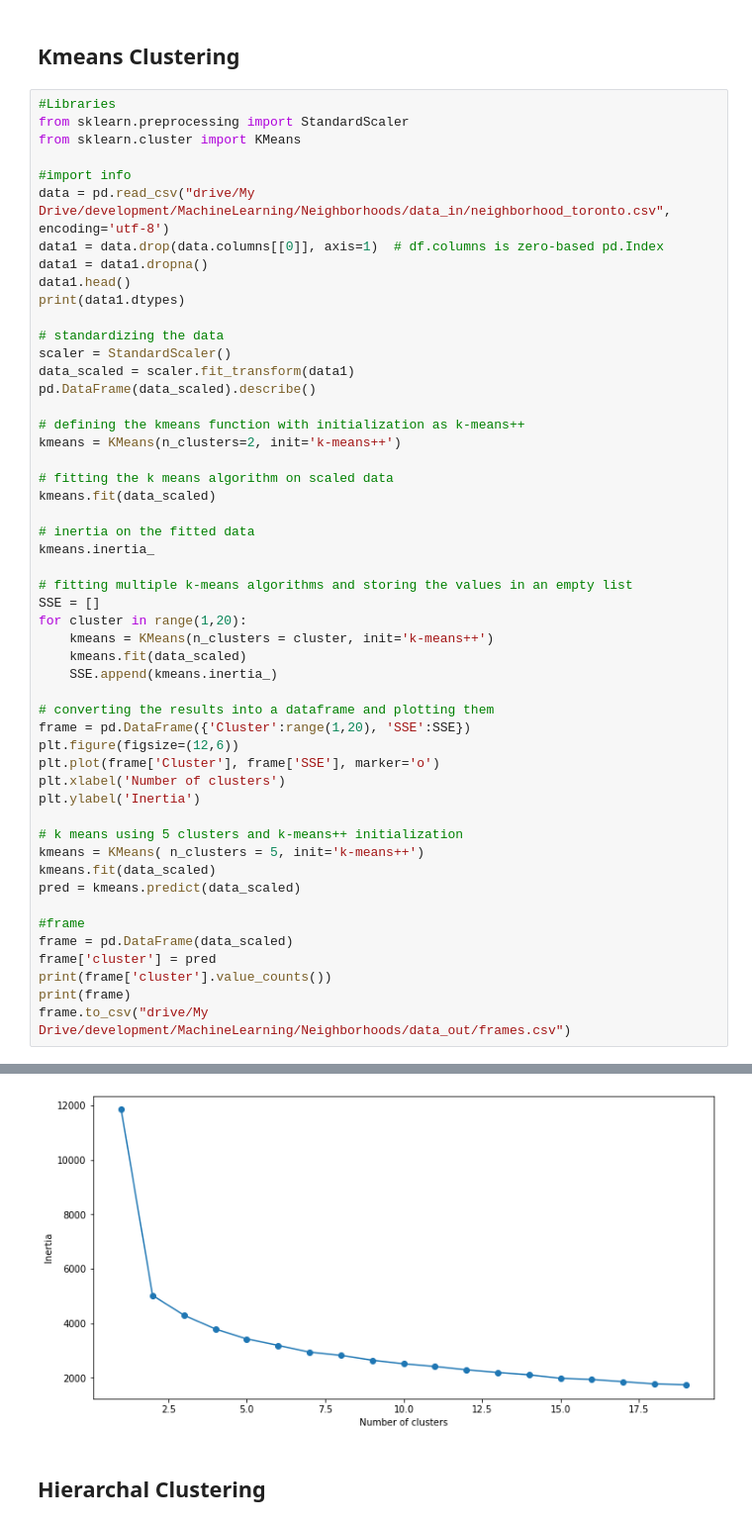
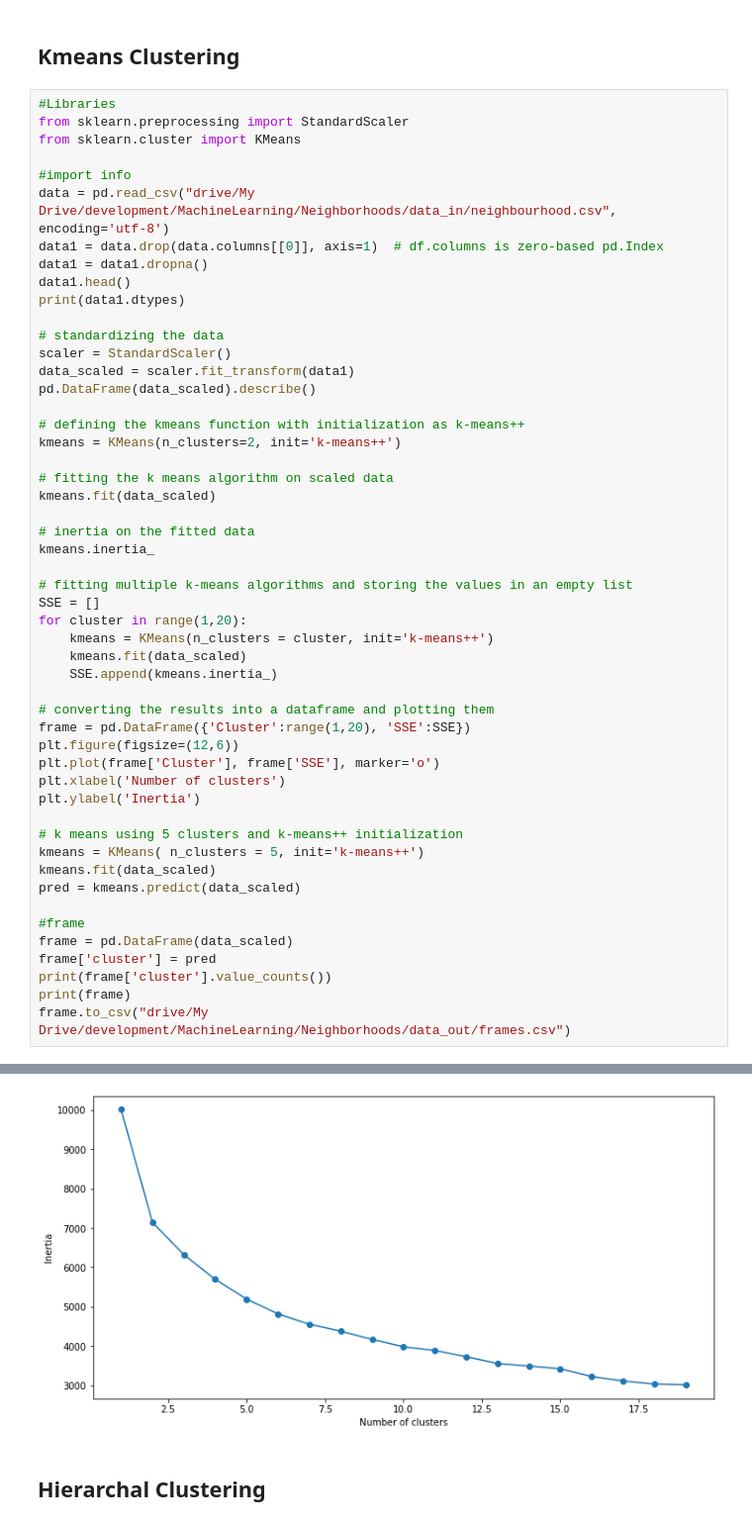
Before and after one commit to Simha-Kalimipalli/toronto-hoods-housing, a Jupyter notebook: Untitled0.ipynb, the cells around one changed output, grey strips where cells are left out. Shown at 99% size. Drawn from its saved outputs; the diff is of its cells as text.

```diff
--- a/Untitled0.ipynb
+++ b/Untitled0.ipynb
@@ -19,7 +19,7 @@ from sklearn.preprocessing import StandardScaler
 from sklearn.cluster import KMeans
 
 #import info
-data = pd.read_csv("drive/My Drive/development/MachineLearning/Neighborhoods/data_in/neighborhood_toronto.csv", encoding='utf-8')
+data = pd.read_csv("drive/My Drive/development/MachineLearning/Neighborhoods/data_in/neighbourhood.csv", encoding='utf-8')
 data1 = data.drop(data.columns[[0]], axis=1)  # df.columns is zero-based pd.Index
 data1 = data1.dropna()
 data1.head()
@@ -85,4 +85,4 @@ Length: 84, dtype: object
-[figure, old version]
+[figure, new version]
 # %% [markdown]
 ## Hierarchal Clustering
 # %%
```
Also changed, not shown: parts of 2 cells of this notebook.
